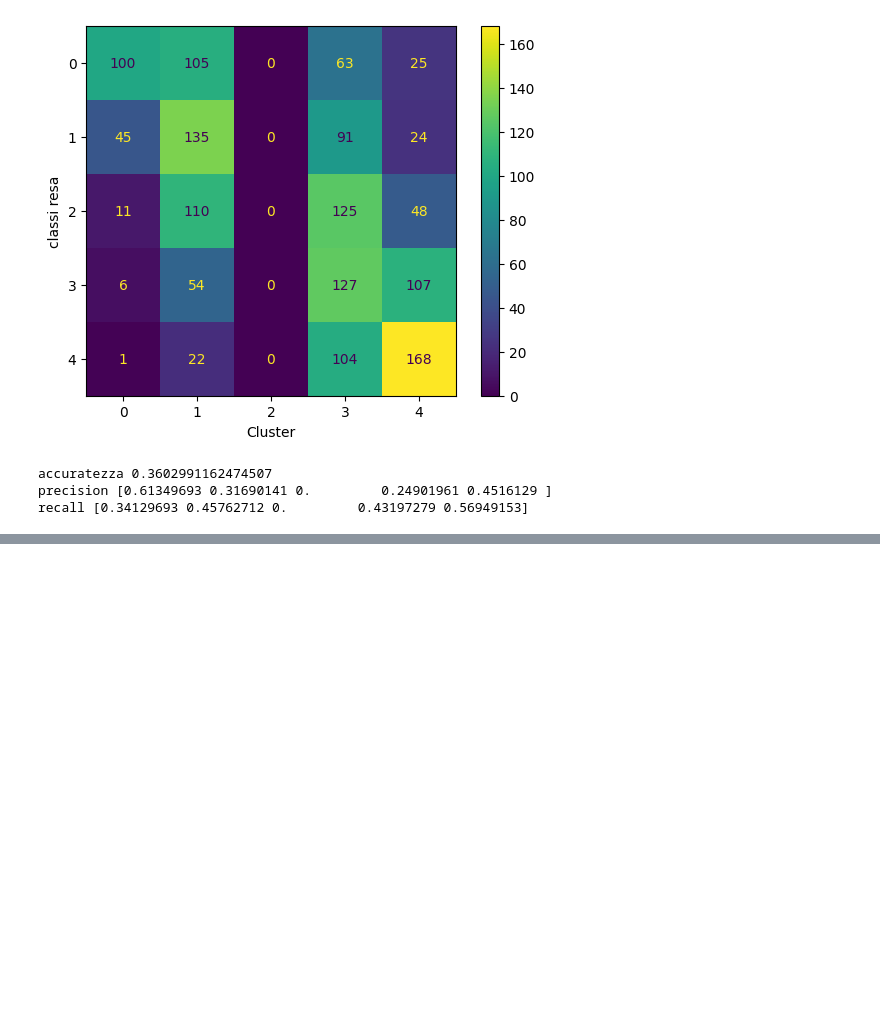
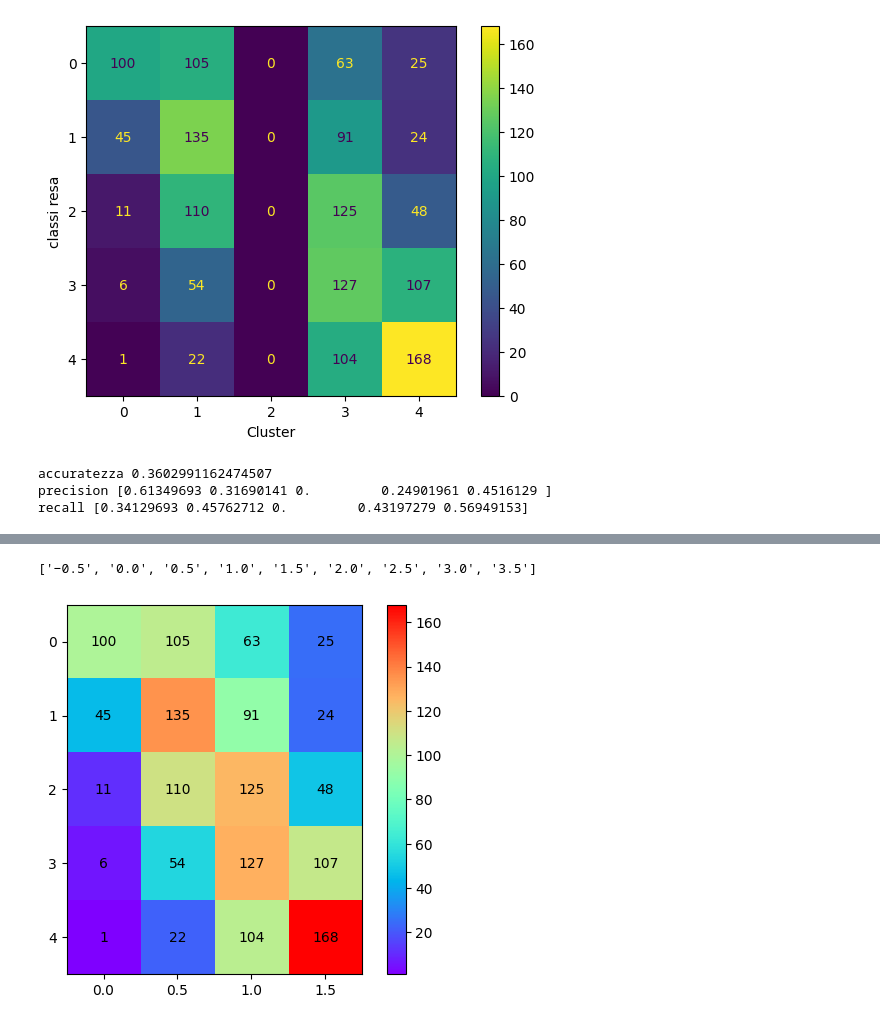
Before and after one commit to Simone-Scalella/BigDataProject, a Jupyter notebook: single_window.ipynb, the cells around one changed output, grey strips where cells are left out. Cells and saved outputs as stored; diff of their text form; code cells hidden in the pictures; blank space fills up the shorter version.

```diff
--- a/single_window.ipynb
+++ b/single_window.ipynb
@@ -182,0 +207,19 @@ recall [0.34129693 0.45762712 0.         0.43197279 0.56949153]
+# %%
+fig, ax = plt.subplots()
+plt.rc('font', size=10)
+image = ax.imshow(new_confusion[:,:],cmap='rainbow')
+
+for i in range(0,new_confusion.shape[0]):
+    for j in range(0,new_confusion.shape[1]):
+        c = np.round(new_confusion[i,j],decimals=3)
+        ax.text(j, i, str(c), va='center', ha='center')
+
+#fig.set_size_inches(15,25)
+labels = [item.get_text() for item in ax.get_xticklabels()]
+print(labels)
+plt.colorbar(image)
+ax.set_xticklabels(['−0.5', '0.0', '0.5', '1.0', '1.5', '3.0', '3.5','4.0','4.5'])
+plt.show()
+# %% [output]
+['−0.5', '0.0', '0.5', '1.0', '1.5', '2.0', '2.5', '3.0', '3.5']
+[figure, added]
```
Also changed, not shown: parts of 2 cells of this notebook.
